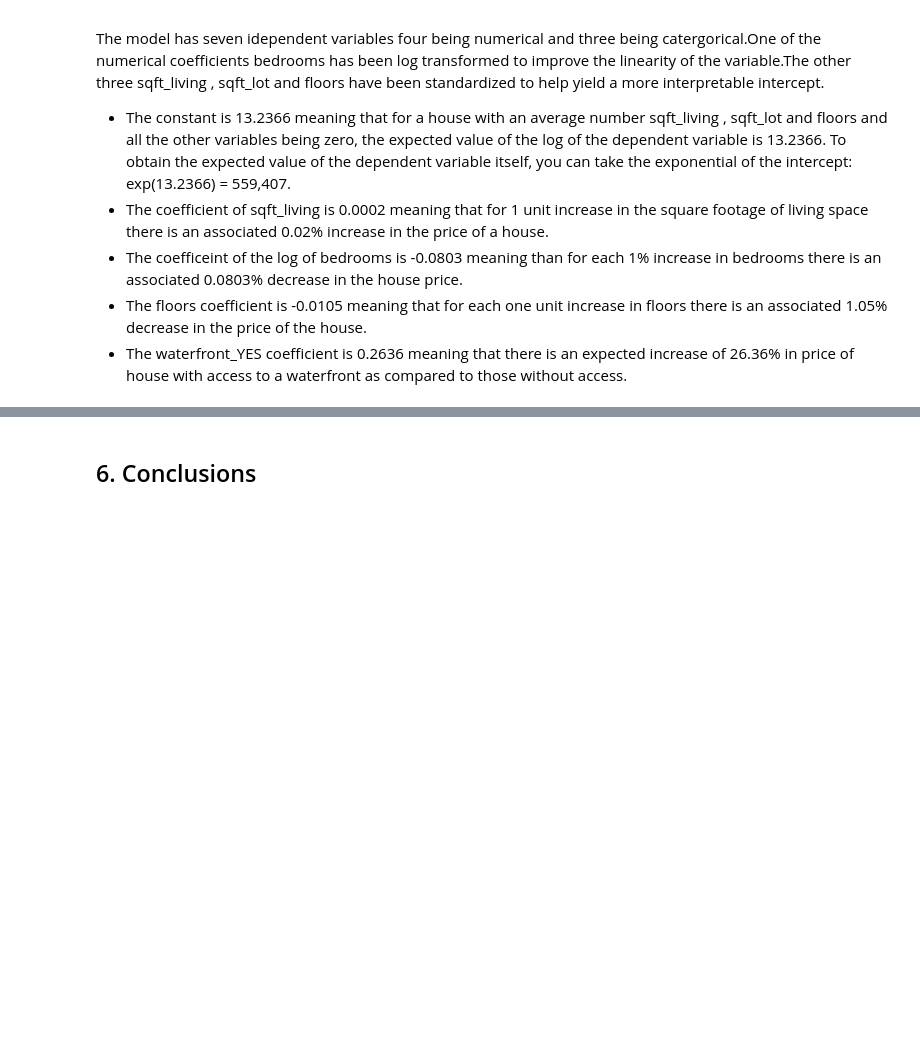
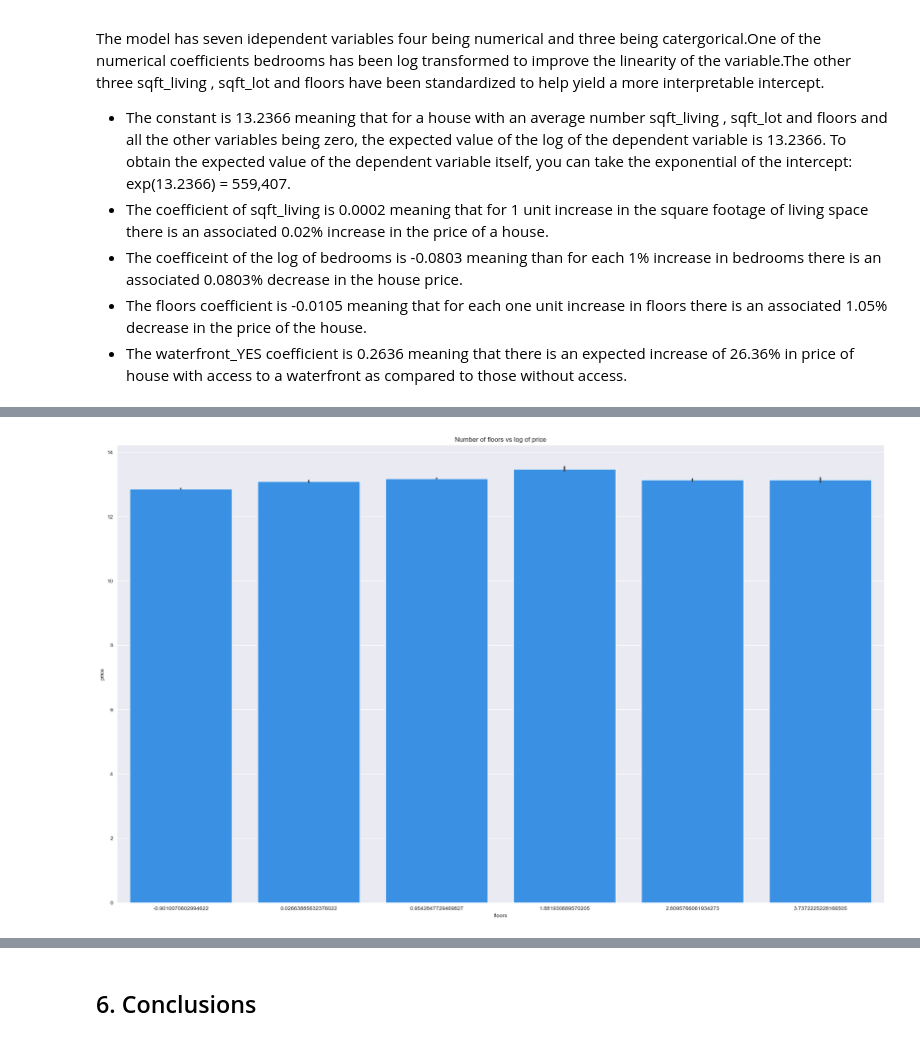
Before and after one commit to KimberlyWairimu/Phase-2-project, a Jupyter notebook: student.ipynb, the cells around one changed output, grey strips where cells are left out. Cells and saved outputs as stored; diff of their text form; code cells hidden in the pictures; blank space fills up the shorter version.

```diff
--- a/student.ipynb
+++ b/student.ipynb
@@ -717,0 +726,7 @@ The model has seven idependent variables four being numerical and three being ca
+# %%
+# visualixing the relationship between the floors and the log of price.
+plt.figure(figsize=(25, 15))
+ax = sns.barplot(x=df["floors"],y=y_new,data=df , color="dodgerblue")
+ax.set_title("Number of floors vs log of price");
+# %% [output]
+[figure, added]
```
Also changed, not shown: parts of 8 cells of this notebook.
